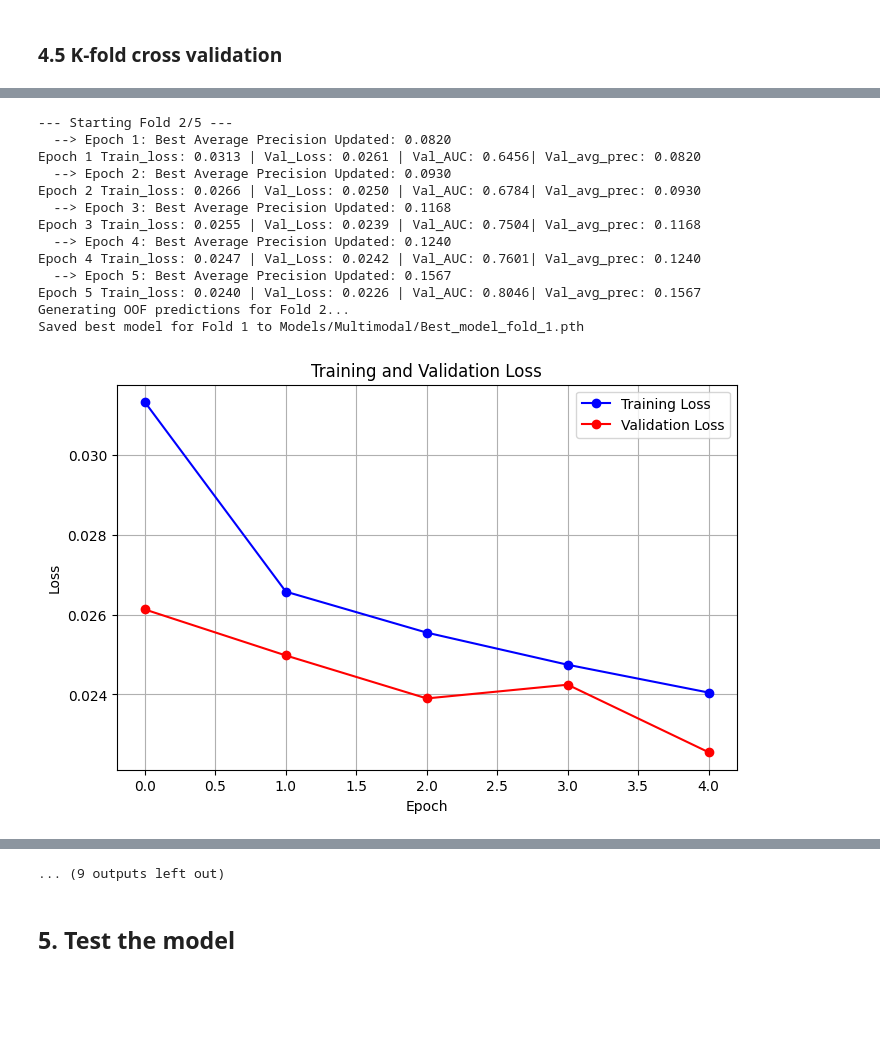
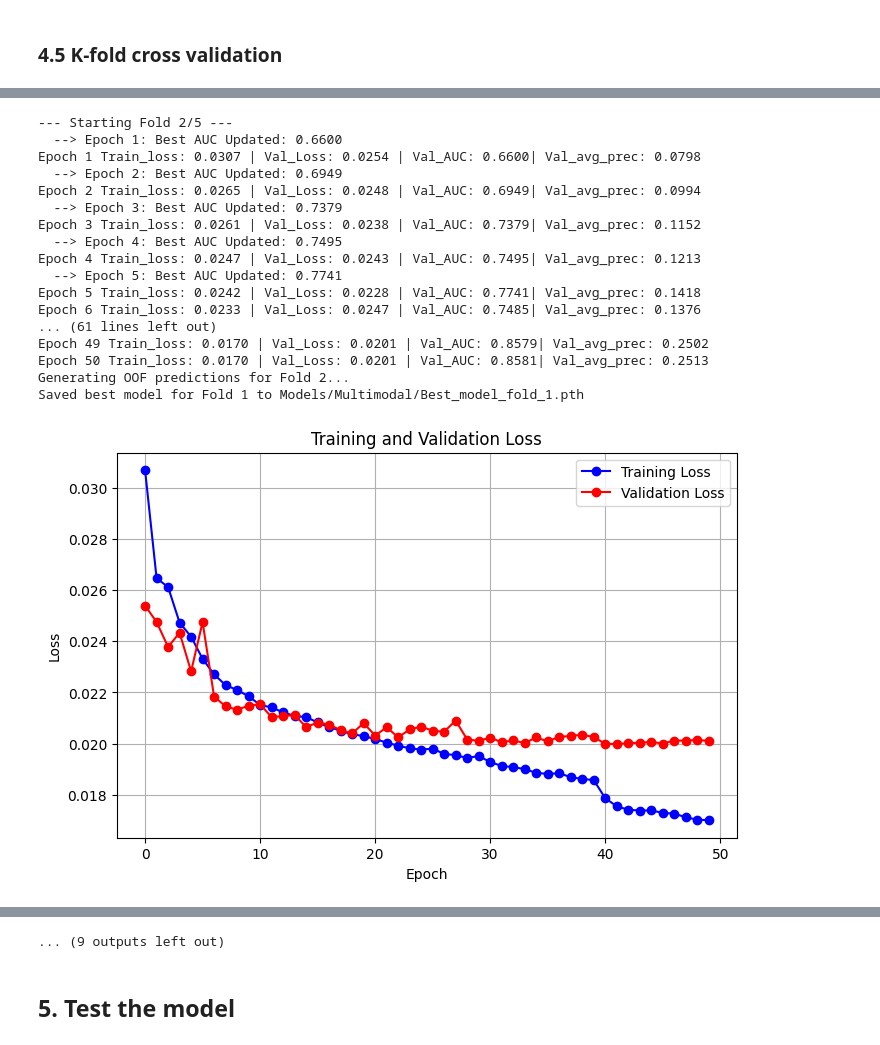
Before and after one commit to fiona-m-jtzr/IPEO_Species_Distribution_Modeling, a Jupyter notebook: Models/Multimodal/Multimodal_model.ipynb, the cells around one changed output, grey strips where cells are left out. Cells and saved outputs as stored; diff of their text form; code cells hidden in the pictures; blank space fills up the shorter version.

Commit message:
Corrected Multimodal_model file

```diff
--- a/Models/Multimodal/Multimodal_model.ipynb
+++ b/Models/Multimodal/Multimodal_model.ipynb
@@ -335,21 +346,21 @@ class ImageEncoder(nn.Module):
 class MultimodalSpeciesModel(nn.Module):
     def __init__(self, num_species=342):
         super().__init__()
+        self.image   = ImageEncoder()
+        self.temporal = TimeseriesEncoder()
         self.tabular = TabularEncoder()
-        self.temporal = TimeseriesEncoder()
-        self.image   = ImageEncoder()
 
         fusion_dim = 3*512
         self.fusion = nn.Sequential(
             nn.Linear(fusion_dim,1536),
             nn.ReLU(),
-            nn.Dropout(0.2),
+            nn.Dropout(0.1),
             nn.Linear(1536,1024),
             nn.ReLU(),
             nn.Dropout(0.2),
             nn.Linear(1024,512),
             nn.ReLU(),
-            nn.Dropout(0.2),
+            nn.Dropout(0.3),
             nn.Linear(512, num_species)
         )
 
@@ -379,16 +389,16 @@ def train_epoch(model, loader, optimizer, criterion, device='cpu'):
     running_loss = 0.0
     samples_processed = 0
 
-    for env, ts, img, y in loader:
-        env = env.to(device).float()
+    for img, ts, tab, y in loader:
+        img = img.to(device).float()
         ts = ts.to(device).float()
-        img = img.to(device).float()
+        tab = tab.to(device).float()
         y = y.to(device).float()
 
         optimizer.zero_grad()
 
         # Forward pass
-        logits = model(env, ts, img)
+        logits = model(img, ts, tab)
         loss = criterion(logits, y)
 
         # Backward pass
@@ -416,14 +426,14 @@ def evaluate(model, loader, criterion, device='cpu'):
     samples_processed = 0
 
     with torch.no_grad():
-        for env, ts, img, y in loader:
-            env = env.to(device).float()
+        for img, ts, tab, y in loader:
+            img = img.to(device).float()
             ts = ts.to(device).float()
-            img = img.to(device).float()
+            tab = tab.to(device).float()
             y = y.to(device).float()
 
             # Forward pass (ONLY ONCE)
-            logits = model(env, ts, img)
+            logits = model(img, ts, tab)
 
             # Loss (use logits directly)
             loss = criterion(logits, y)
@@ -532,10 +542,10 @@ for fold, (train_idx, val_idx) in enumerate(stratifier.split(env_train, species_
     model = MultimodalSpeciesModel().to(device)
     criterion = MultiLabelFocalLoss(gamma=2.0, alpha=species_weights)
     optimizer = torch.optim.AdamW(model.parameters())
-    scheduler = torch.optim.lr_scheduler.ReduceLROnPlateau(optimizer, mode='min', factor=0.1, patience=5)
+    scheduler = torch.optim.lr_scheduler.ReduceLROnPlateau(optimizer, patience=5)
 
-    EPOCHS = 5
-    best_val_avg_prec = 0
+    EPOCHS = 50
+    best_auc = 0
     best_model_state = None
 
     train_loss_list = []
@@ -554,10 +564,10 @@ for fold, (train_idx, val_idx) in enumerate(stratifier.split(env_train, species_
 
         scheduler.step(val_loss)
 
-        if  val_avg_prec > best_val_avg_prec:
-            best_val_avg_prec = val_avg_prec
+        if  val_auc > best_auc:
+            best_auc = val_auc
             best_model_state = {k: v.cpu().clone() for k, v in model.state_dict().items()}
-            print(f"  --> Epoch {epoch+1}: Best Average Precision Updated: {val_avg_prec:.4f}")
+            print(f"  --> Epoch {epoch+1}: Best AUC Updated: {val_auc:.4f}")
 
         print(f"Epoch {epoch+1} Train_loss: {train_loss:.4f} | Val_Loss: {val_loss:.4f} | Val_AUC: {val_auc:.4f}| Val_avg_prec: {val_avg_prec:.4f}")
 
@@ -568,12 +578,13 @@ for fold, (train_idx, val_idx) in enumerate(stratifier.split(env_train, species_
 
     model.eval()
     with torch.no_grad():
-        for env, ts, img, y in val_loader:
-            env = env.to(device).float()
+        for img, ts, tab, y in val_loader:
+            img = img.to(device).float()
             ts = ts.to(device).float()
-            img = img.to(device).float()
+            tab = tab.to(device).float()
+            y = y.to(device).float()
 
-            logits = model(env, ts, img)
+            logits = model(img, ts, tab)
             probs = torch.sigmoid(logits)
 
             fold_preds.append(probs.cpu().numpy())
@@ -640,14 +656,18 @@ Saved best model for Fold 0 to Models/Multimodal/Best_model_fold_0.pth
 --- Starting Fold 2/5 ---
-  --> Epoch 1: Best Average Precision Updated: 0.0820
-Epoch 1 Train_loss: 0.0313 | Val_Loss: 0.0261 | Val_AUC: 0.6456| Val_avg_prec: 0.0820
-  --> Epoch 2: Best Average Precision Updated: 0.0930
-Epoch 2 Train_loss: 0.0266 | Val_Loss: 0.0250 | Val_AUC: 0.6784| Val_avg_prec: 0.0930
-  --> Epoch 3: Best Average Precision Updated: 0.1168
-Epoch 3 Train_loss: 0.0255 | Val_Loss: 0.0239 | Val_AUC: 0.7504| Val_avg_prec: 0.1168
-  --> Epoch 4: Best Average Precision Updated: 0.1240
-Epoch 4 Train_loss: 0.0247 | Val_Loss: 0.0242 | Val_AUC: 0.7601| Val_avg_prec: 0.1240
-  --> Epoch 5: Best Average Precision Updated: 0.1567
-Epoch 5 Train_loss: 0.0240 | Val_Loss: 0.0226 | Val_AUC: 0.8046| Val_avg_prec: 0.1567
+  --> Epoch 1: Best AUC Updated: 0.6600
+Epoch 1 Train_loss: 0.0307 | Val_Loss: 0.0254 | Val_AUC: 0.6600| Val_avg_prec: 0.0798
+  --> Epoch 2: Best AUC Updated: 0.6949
+Epoch 2 Train_loss: 0.0265 | Val_Loss: 0.0248 | Val_AUC: 0.6949| Val_avg_prec: 0.0994
+  --> Epoch 3: Best AUC Updated: 0.7379
+Epoch 3 Train_loss: 0.0261 | Val_Loss: 0.0238 | Val_AUC: 0.7379| Val_avg_prec: 0.1152
+  --> Epoch 4: Best AUC Updated: 0.7495
+Epoch 4 Train_loss: 0.0247 | Val_Loss: 0.0243 | Val_AUC: 0.7495| Val_avg_prec: 0.1213
+  --> Epoch 5: Best AUC Updated: 0.7741
+Epoch 5 Train_loss: 0.0242 | Val_Loss: 0.0228 | Val_AUC: 0.7741| Val_avg_prec: 0.1418
+Epoch 6 Train_loss: 0.0233 | Val_Loss: 0.0247 | Val_AUC: 0.7485| Val_avg_prec: 0.1376
+... (61 lines left out)
+Epoch 49 Train_loss: 0.0170 | Val_Loss: 0.0201 | Val_AUC: 0.8579| Val_avg_prec: 0.2502
+Epoch 50 Train_loss: 0.0170 | Val_Loss: 0.0201 | Val_AUC: 0.8581| Val_avg_prec: 0.2513
 Generating OOF predictions for Fold 2...
 Saved best model for Fold 1 to Models/Multimodal/Best_model_fold_1.pth
-[figure, old version]
+[figure, new version]
```
Also changed, not shown: parts of 16 cells of this notebook.
